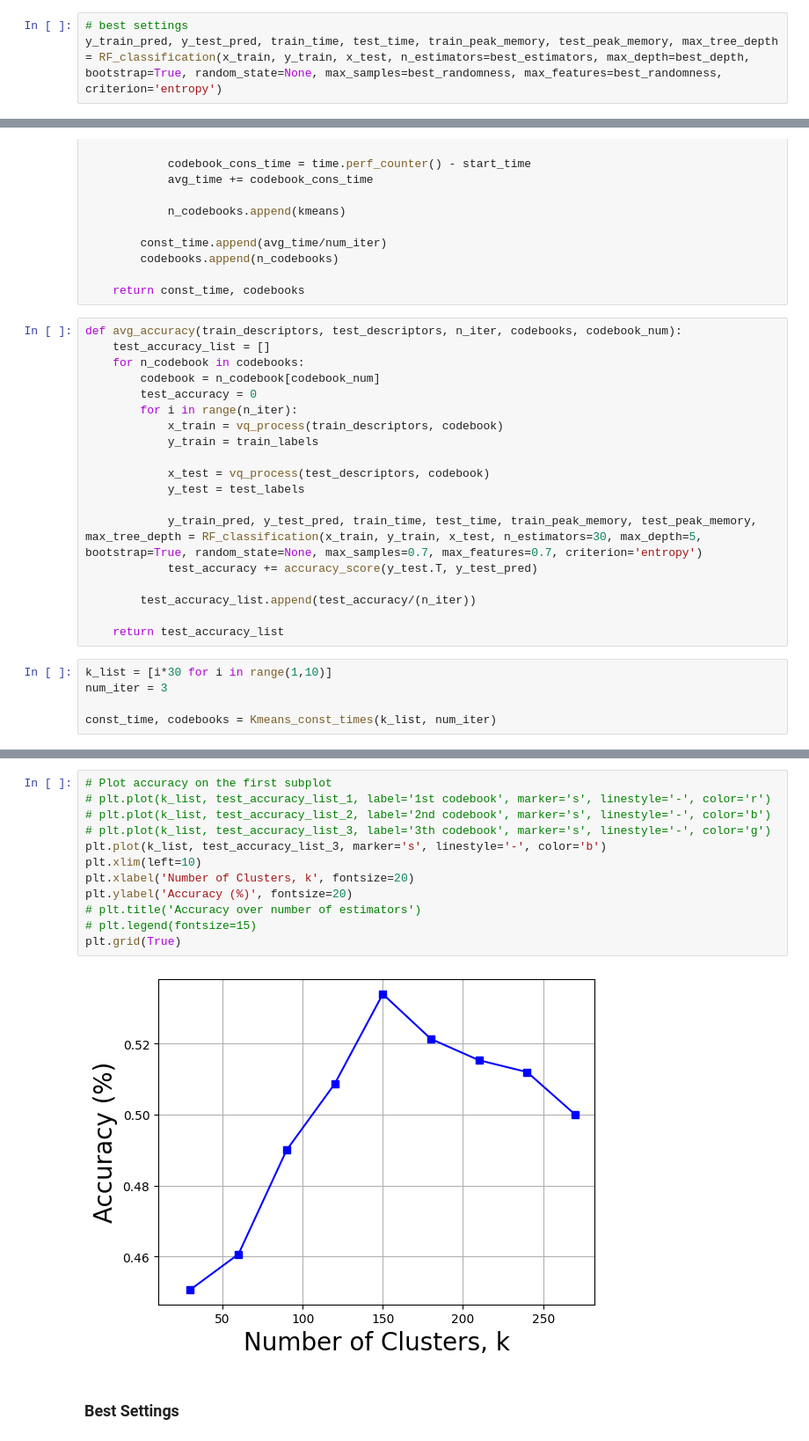
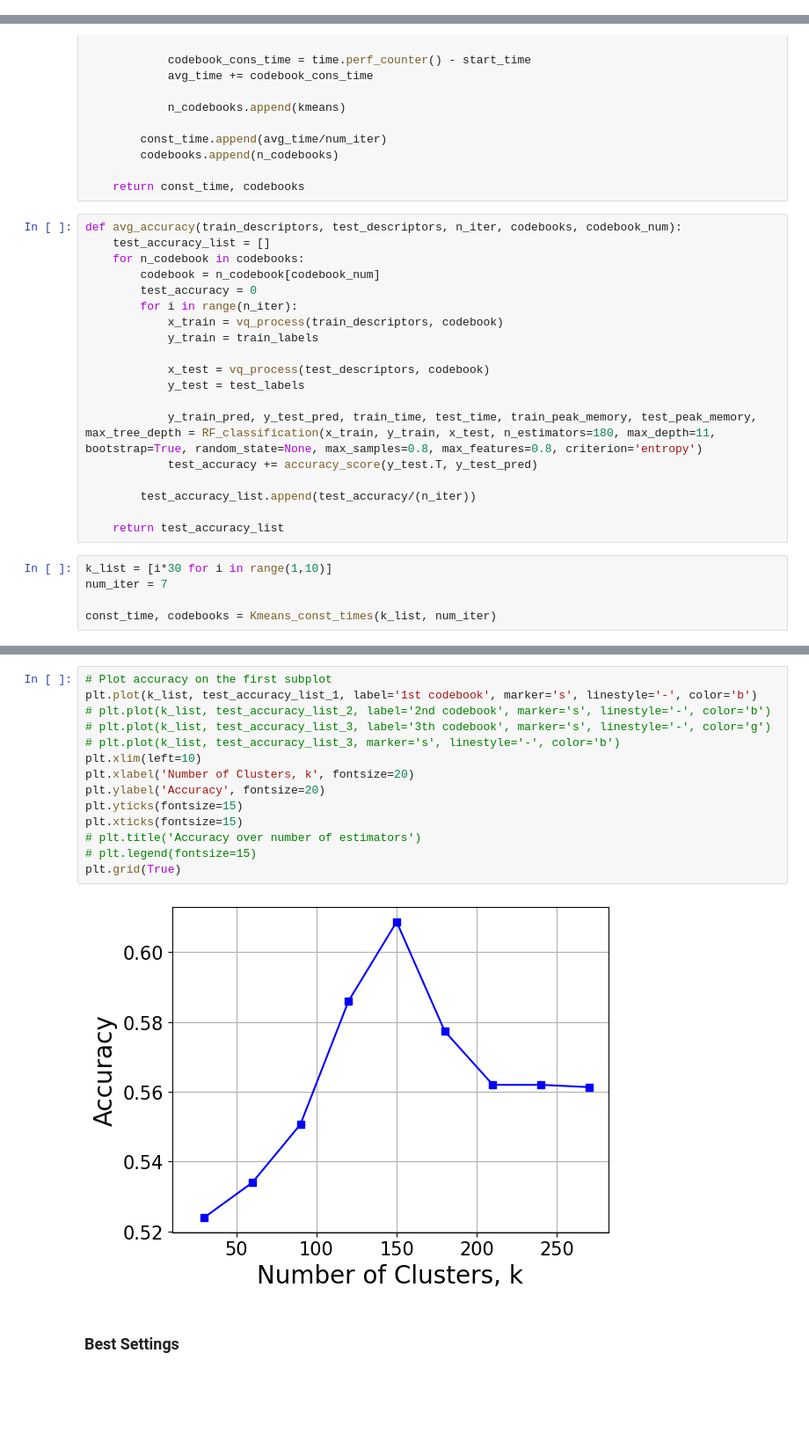
Before and after one commit to chuu-shin/CS485-Course-Work-2, a Jupyter notebook: Q2.ipynb, the cells around one changed output, grey strips where cells are left out. Shown at 88% size. Cells and saved outputs as stored; diff of their text form; blank space fills up the shorter version.

```diff
--- a/Q2.ipynb
+++ b/Q2.ipynb
@@ -428,3 +424,0 @@ average test_accuracy: 0.454
-# %%
-# best settings
-y_train_pred, y_test_pred, train_time, test_time, train_peak_memory, test_peak_memory, max_tree_depth = RF_classification(x_train, y_train, x_test, n_estimators=best_estimators, max_depth=best_depth, bootstrap=True, random_state=None, max_samples=best_randomness, max_features=best_randomness, criterion='entropy')
@@ -482,7 +461,7 @@ def avg_accuracy(train_descriptors, test_descriptors, n_iter, codebooks, codeboo
             x_test = vq_process(test_descriptors, codebook)
             y_test = test_labels
 
-            y_train_pred, y_test_pred, train_time, test_time, train_peak_memory, test_peak_memory, max_tree_depth = RF_classification(x_train, y_train, x_test, n_estimators=30, max_depth=5, bootstrap=True, random_state=None, max_samples=0.7, max_features=0.7, criterion='entropy')
+            y_train_pred, y_test_pred, train_time, test_time, train_peak_memory, test_peak_memory, max_tree_depth = RF_classification(x_train, y_train, x_test, n_estimators=180, max_depth=11, bootstrap=True, random_state=None, max_samples=0.8, max_features=0.8, criterion='entropy')
             test_accuracy += accuracy_score(y_test.T, y_test_pred)
 
         test_accuracy_list.append(test_accuracy/(n_iter))
@@ -490,7 +469,7 @@ def avg_accuracy(train_descriptors, test_descriptors, n_iter, codebooks, codeboo
     return test_accuracy_list
 # %%
 k_list = [i*30 for i in range(1,10)]
-num_iter = 3
+num_iter = 7
 
 const_time, codebooks = Kmeans_const_times(k_list, num_iter)
 # %%
@@ -509,18 +487,20 @@ codebook_num = 2
 test_accuracy_list_3 =avg_accuracy(train_descriptors, test_descriptors, n_iter, codebooks, codebook_num)
 # %%
 # Plot accuracy on the first subplot
-# plt.plot(k_list, test_accuracy_list_1, label='1st codebook', marker='s', linestyle='-', color='r')
+plt.plot(k_list, test_accuracy_list_1, label='1st codebook', marker='s', linestyle='-', color='b')
 # plt.plot(k_list, test_accuracy_list_2, label='2nd codebook', marker='s', linestyle='-', color='b')
 # plt.plot(k_list, test_accuracy_list_3, label='3th codebook', marker='s', linestyle='-', color='g')
-plt.plot(k_list, test_accuracy_list_3, marker='s', linestyle='-', color='b')
+# plt.plot(k_list, test_accuracy_list_3, marker='s', linestyle='-', color='b')
 plt.xlim(left=10)
 plt.xlabel('Number of Clusters, k', fontsize=20)
-plt.ylabel('Accuracy (%)', fontsize=20)
+plt.ylabel('Accuracy', fontsize=20)
+plt.yticks(fontsize=15)
+plt.xticks(fontsize=15)
 # plt.title('Accuracy over number of estimators')
 # plt.legend(fontsize=15)
 plt.grid(True)
 # %% [output]
-[figure, old version]
+[figure, new version]
 # %% [markdown]
 ### Best Settings
 # %%
```
Also changed, not shown: parts of 15 cells of this notebook, 3 other files.
